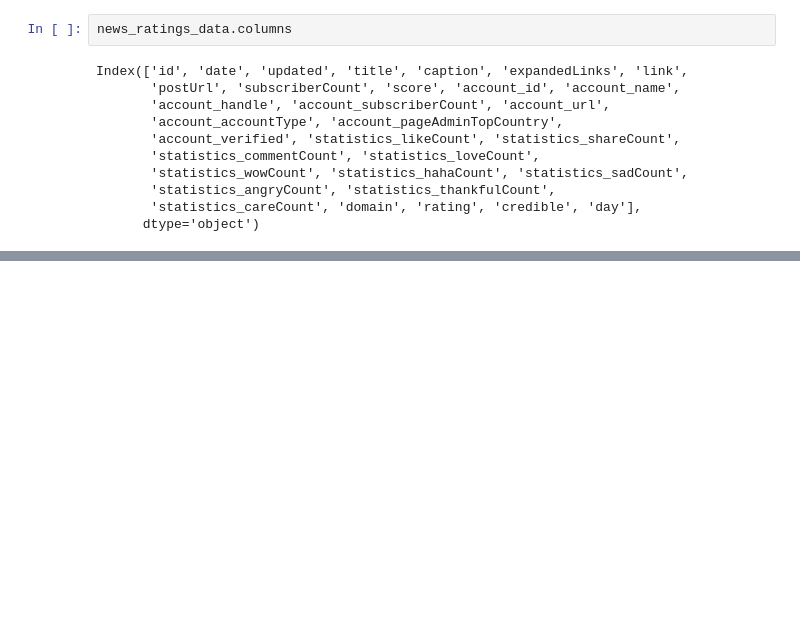
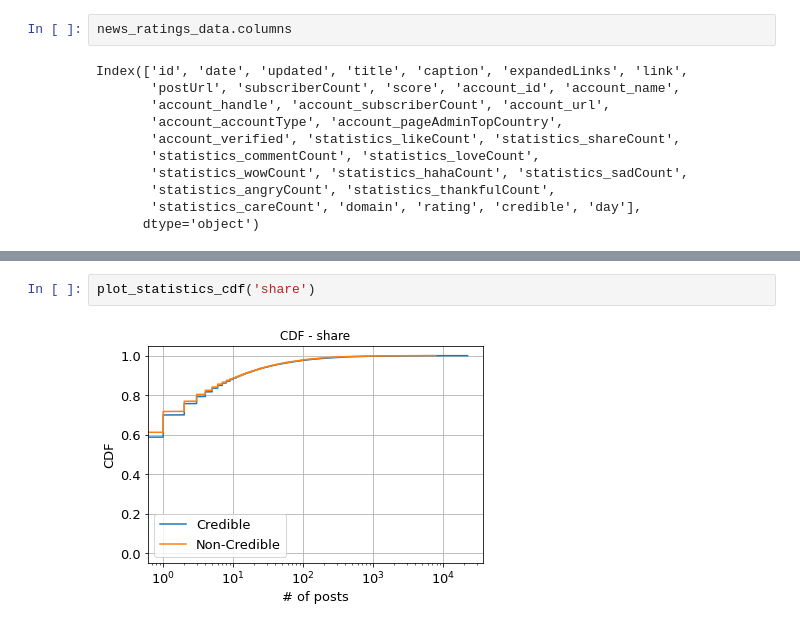
Before and after one commit to grvijayan/newsengagement, a Jupyter notebook: NewsAnalysis.ipynb, the cells around one changed output, grey strips where cells are left out. Cells and saved outputs as stored; diff of their text form; blank space fills up the shorter version.

```diff
--- a/NewsAnalysis.ipynb
+++ b/NewsAnalysis.ipynb
@@ -609,0 +523,4 @@ plot_cdf(list_of_posts_care,
+# %%
+plot_statistics_cdf('share')
+# %% [output]
+[figure, added]
```
Also changed, not shown: parts of 26 cells of this notebook.
